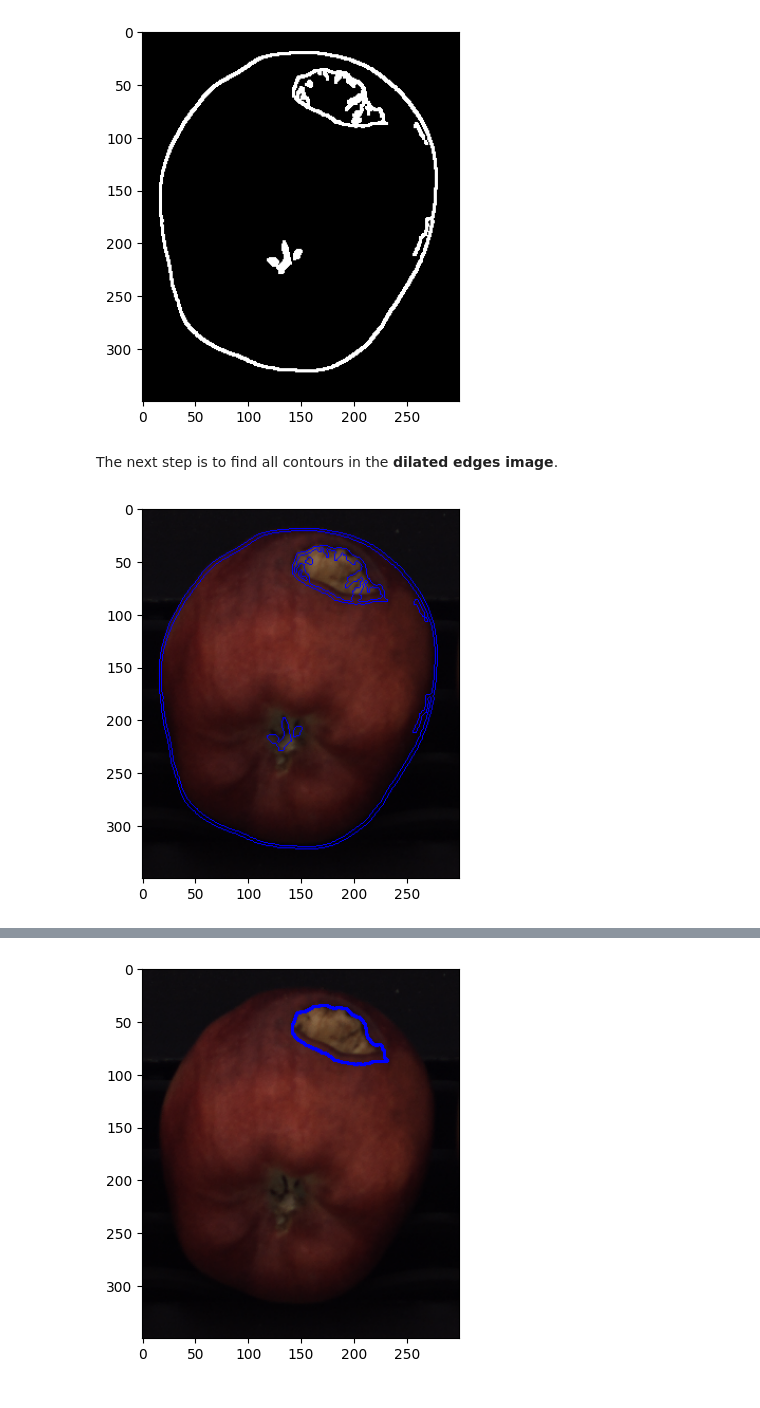
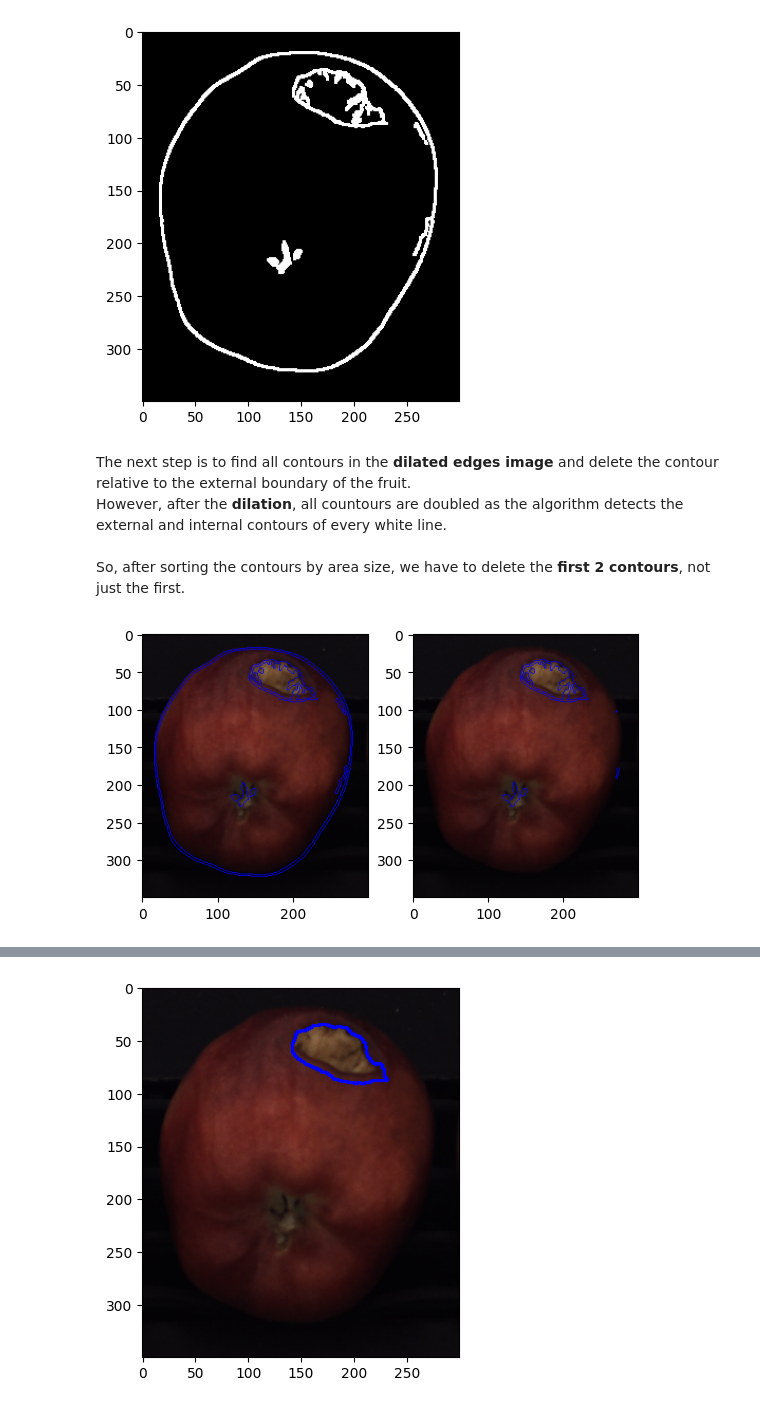
Before and after one commit to Stikinit/fruit-inspection, a Jupyter notebook: First_Task.ipynb, the cells around one changed output, grey strips where cells are left out. Drawn from its saved outputs; the diff is of its cells as text; code cells hidden in the pictures.

Commit message:
First Task done

```diff
--- a/First_Task.ipynb
+++ b/First_Task.ipynb
@@ -129,18 +129,30 @@ plt.imshow(dilated, cmap='gray',vmin=0, vmax=255)
 plt.show()
 # %% [output]
 [figure]
-# %% [markdown]
-The next step is to find all contours in the <b>dilated edges image</b>.
+# %% [markdown]
+The next step is to find all contours in the <b>dilated edges image</b> and delete the contour relative to the external boundary of the fruit.<br/>
+However, after the <b>dilation</b>, all countours are doubled as the algorithm detects the external and internal contours of every white line.<br/>
+<br/>
+So, after sorting the contours by area size, we have to delete the <b>first 2 contours</b>, not just the first.
 # %%
 img = cv2.cvtColor(img, cv2.COLOR_BGR2RGB)
+temp_img = img.copy()
 
 contours_edge,hier_edge=cv2.findContours(dilated,cv2.RETR_TREE,cv2.CHAIN_APPROX_SIMPLE)
+cv2.drawContours(temp_img,contours_edge,-1,(0,0,255),1)  # Draw all the contours
 
-cv2.drawContours(img,contours_edge,-1,(0,0,255),1)
-plt.imshow(img,vmin=0, vmax=255)
+contours_edge=list(contours_edge)
+contours_edge.sort(key=cv2.contourArea,reverse=True)
+contours_edge = contours_edge[2:]   # Delete first two contours
+
+cv2.drawContours(img,contours_edge,-1,(0,0,255),1)  # Draw all contours except fruit boundary
+
+f, axarr = plt.subplots(1,2)
+axarr[0].imshow(temp_img,cmap='gray',vmin=0, vmax=255)
+axarr[1].imshow(img,cmap='gray',vmin=0, vmax=255)
 plt.show()
 # %% [output]
-[figure, old version]
+[figure, new version]
 # %% [markdown]
 To isolate the defects we have to filter the newly found contours.<br/>
 For the sake of this, a few observations and assumptions have been made:
```
Also changed, not shown: parts of 6 cells of this notebook, 2 other files.
